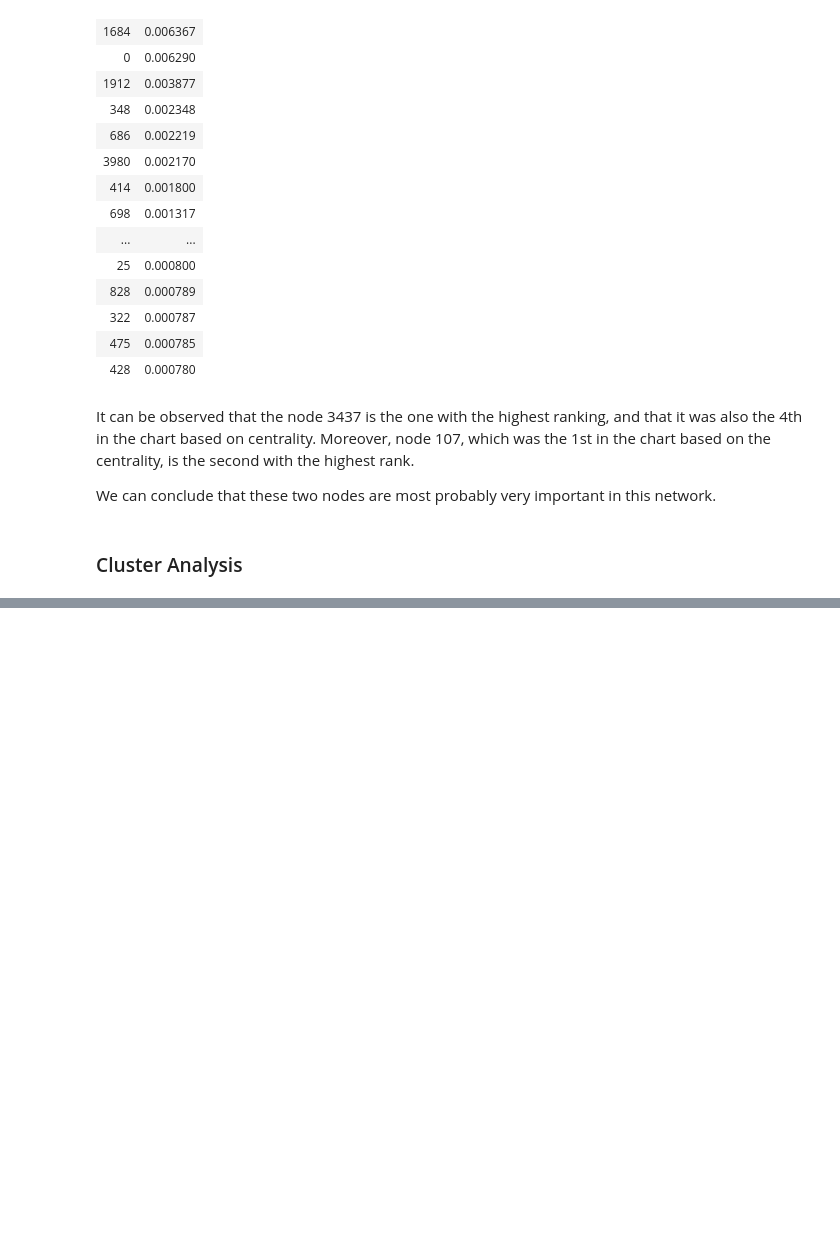
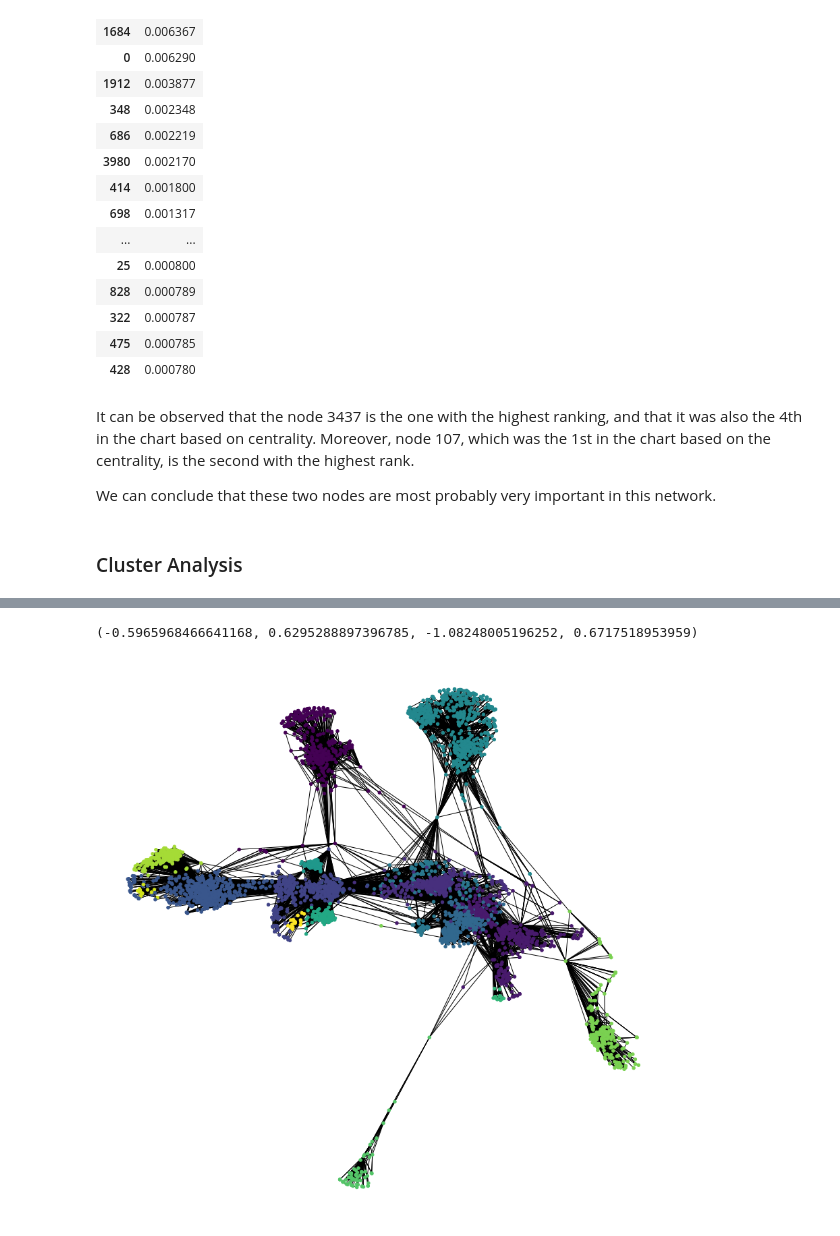
Before and after one commit to Mgallese97/Data-Science-in-Practice, a Jupyter notebook: Problem Set 3/ps3-Mattia.ipynb, the cells around one changed output, grey strips where cells are left out. Drawn from its saved outputs; the diff is of its cells as text; code cells hidden in the pictures; blank space fills up the shorter version.

Commit message:
add clustering

```diff
--- a/Problem Set 3/ps3-Mattia.ipynb
+++ b/Problem Set 3/ps3-Mattia.ipynb
@@ -169,0 +171,4 @@ We can conclude that these two nodes are most probably very important in this ne
+# %%
+clusters = community_louvain.best_partition(G)
+n_cluster = max(clusters.values())
+print("We can cluster the nodes into", n_cluster, "communities.")
@@ -169,0 +177,5 @@ We can conclude that these two nodes are most probably very important in this ne
+# %%
+import itertools
+nodes_in_cluster =[]
+for k, v in itertools.groupby(sorted(clusters.values())):
+    print("Cluster #", k, " contains ", len(list(v)))
@@ -169,0 +199,16 @@ We can conclude that these two nodes are most probably very important in this ne
+# %%
+#Visualize the cluster
+import random
+colors = []
+for k, v in clusters.items():
+    colors.append(20000*v)
+
+
+plt.figure(figsize=(15, 15))
+nx.draw_networkx(G, pos=pos, with_labels=False,
+                 node_color=colors,
+                node_size = 20)
+plt.axis('off')
+# %% [output]
+(-0.5965968466641168, 0.6295288897396785, -1.08248005196252, 0.6717518953959)
+[figure, added]
```
Also changed, not shown: parts of 13 cells of this notebook.
